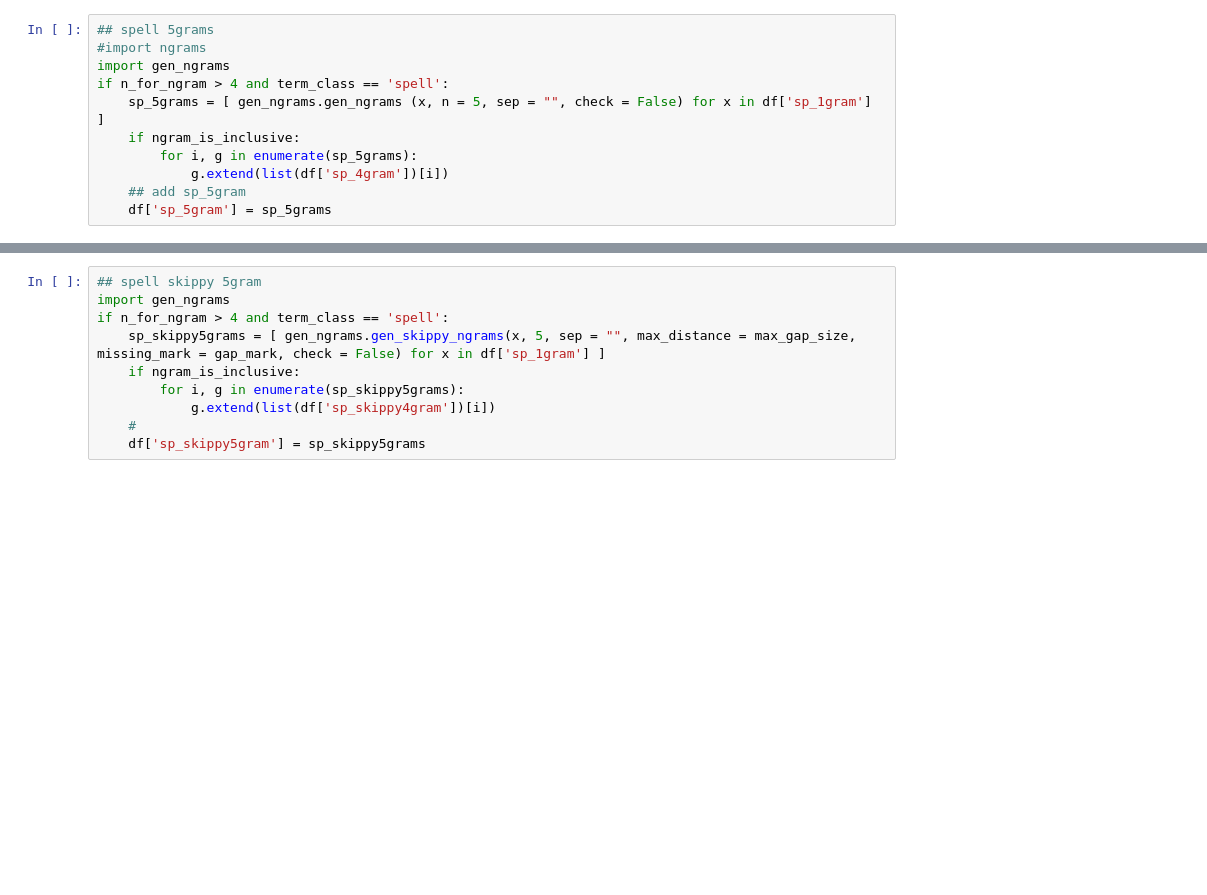
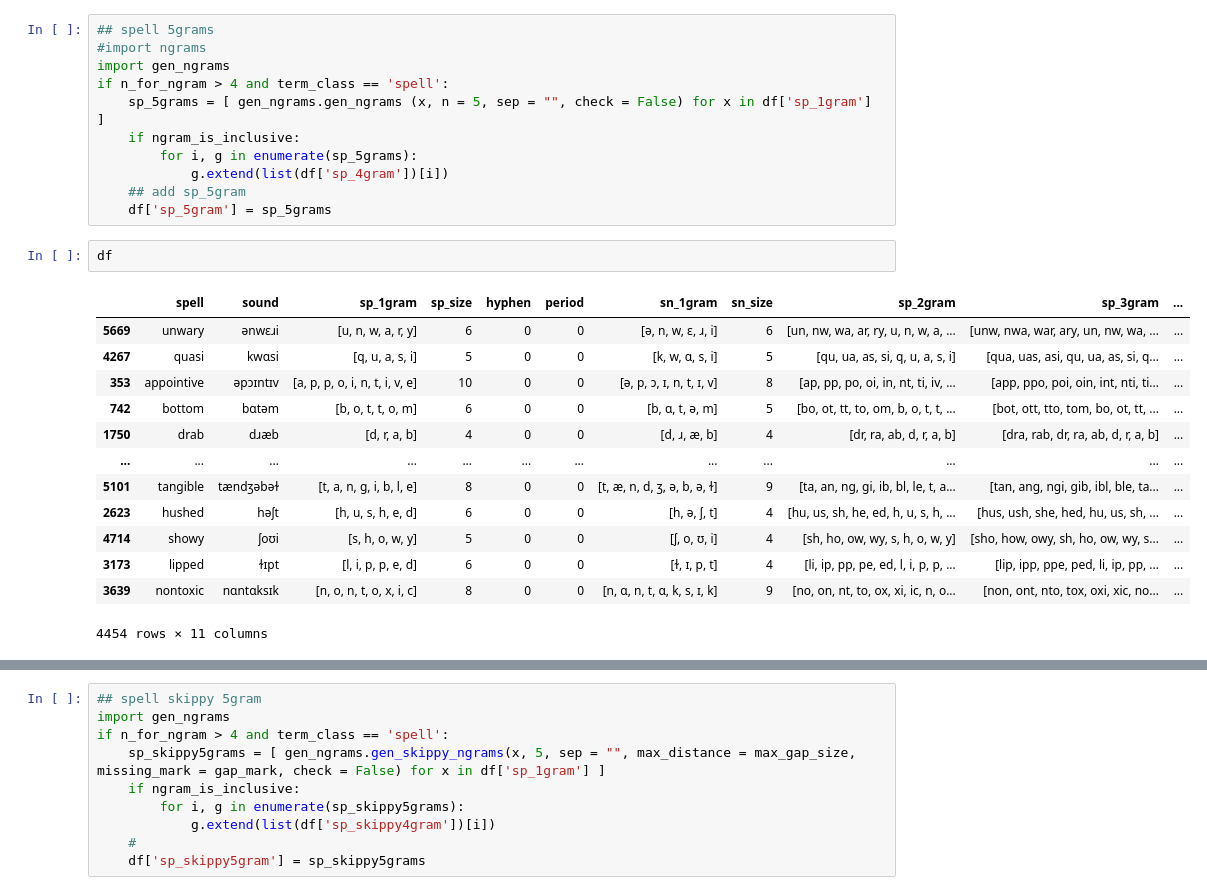
Before and after one commit to kow-k/HDP-spell-sound-analyzer, a Jupyter notebook: HDP-spell-sound-analyzer.ipynb, the cells around one changed output, grey strips where cells are left out. Cells and saved outputs as stored; diff of their text form; blank space fills up the shorter version.

```diff
--- a/HDP-spell-sound-analyzer.ipynb
+++ b/HDP-spell-sound-analyzer.ipynb
@@ -323,5 +420,21 @@ if n_for_ngram > 4 and term_class == 'spell':
             g.extend(list(df['sp_4gram'])[i])
     ## add sp_5gram
     df['sp_5gram'] = sp_5grams
+# %%
+df
+# %% [output]
+|  | spell | sound | sp_1gram | sp_size | hyphen | period | sn_1gram | sn_size | sp_2gram | sp_3gram | ... |
+| 5669 | unwary | ənwɛɹi | [u, n, w, a, r, y] | 6 | 0 | 0 | [ə, n, w, ɛ, ɹ, i] | 6 | [un, nw, wa, ar, ry, u, n, w, a, ... | [unw, nwa, war, ary, un, nw, wa, ... | ... |
+| 4267 | quasi | kwɑsi | [q, u, a, s, i] | 5 | 0 | 0 | [k, w, ɑ, s, i] | 5 | [qu, ua, as, si, q, u, a, s, i] | [qua, uas, asi, qu, ua, as, si, q... | ... |
+| 353 | appointive | əpɔɪntɪv | [a, p, p, o, i, n, t, i, v, e] | 10 | 0 | 0 | [ə, p, ɔ, ɪ, n, t, ɪ, v] | 8 | [ap, pp, po, oi, in, nt, ti, iv, ... | [app, ppo, poi, oin, int, nti, ti... | ... |
+| 742 | bottom | bɑtəm | [b, o, t, t, o, m] | 6 | 0 | 0 | [b, ɑ, t, ə, m] | 5 | [bo, ot, tt, to, om, b, o, t, t, ... | [bot, ott, tto, tom, bo, ot, tt, ... | ... |
+| 1750 | drab | dɹæb | [d, r, a, b] | 4 | 0 | 0 | [d, ɹ, æ, b] | 4 | [dr, ra, ab, d, r, a, b] | [dra, rab, dr, ra, ab, d, r, a, b] | ... |
+| ... | ... | ... | ... | ... | ... | ... | ... | ... | ... | ... | ... |
+| 5101 | tangible | tændʒəbəɫ | [t, a, n, g, i, b, l, e] | 8 | 0 | 0 | [t, æ, n, d, ʒ, ə, b, ə, ɫ] | 9 | [ta, an, ng, gi, ib, bl, le, t, a... | [tan, ang, ngi, gib, ibl, ble, ta... | ... |
+| 2623 | hushed | həʃt | [h, u, s, h, e, d] | 6 | 0 | 0 | [h, ə, ʃ, t] | 4 | [hu, us, sh, he, ed, h, u, s, h, ... | [hus, ush, she, hed, hu, us, sh, ... | ... |
+| 4714 | showy | ʃoʊi | [s, h, o, w, y] | 5 | 0 | 0 | [ʃ, o, ʊ, i] | 4 | [sh, ho, ow, wy, s, h, o, w, y] | [sho, how, owy, sh, ho, ow, wy, s... | ... |
+| 3173 | lipped | ɫɪpt | [l, i, p, p, e, d] | 6 | 0 | 0 | [ɫ, ɪ, p, t] | 4 | [li, ip, pp, pe, ed, l, i, p, p, ... | [lip, ipp, ppe, ped, li, ip, pp, ... | ... |
+| 3639 | nontoxic | nɑntɑksɪk | [n, o, n, t, o, x, i, c] | 8 | 0 | 0 | [n, ɑ, n, t, ɑ, k, s, ɪ, k] | 9 | [no, on, nt, to, ox, xi, ic, n, o... | [non, ont, nto, tox, oxi, xic, no... | ... |
+4454 rows × 11 columns
 # %%
 ## spell skippy 2gram
```
Also changed, not shown: parts of 33 cells of this notebook.
